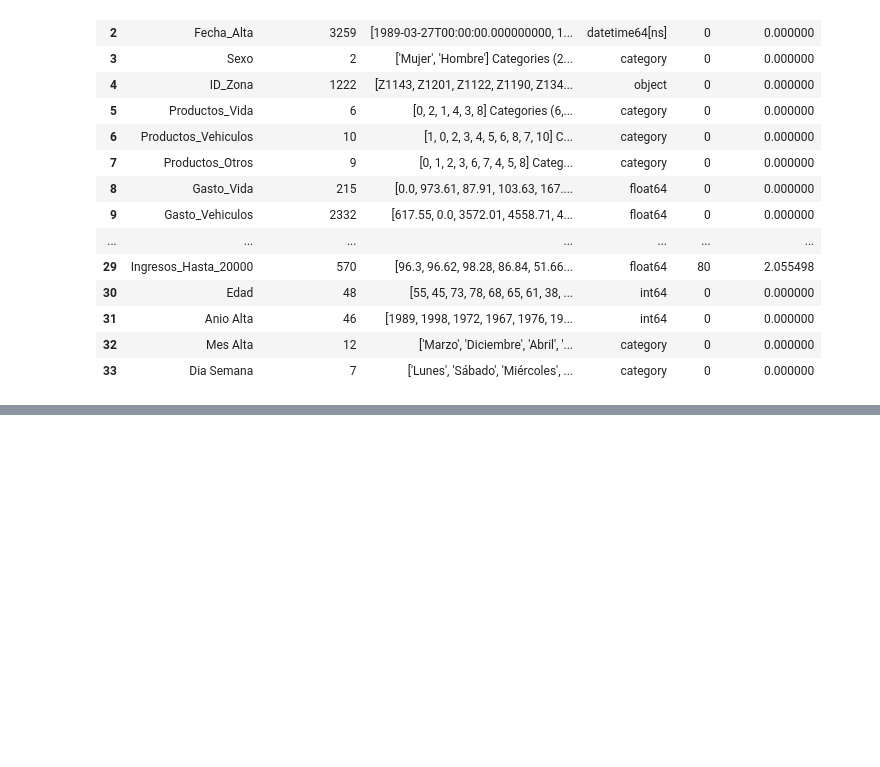
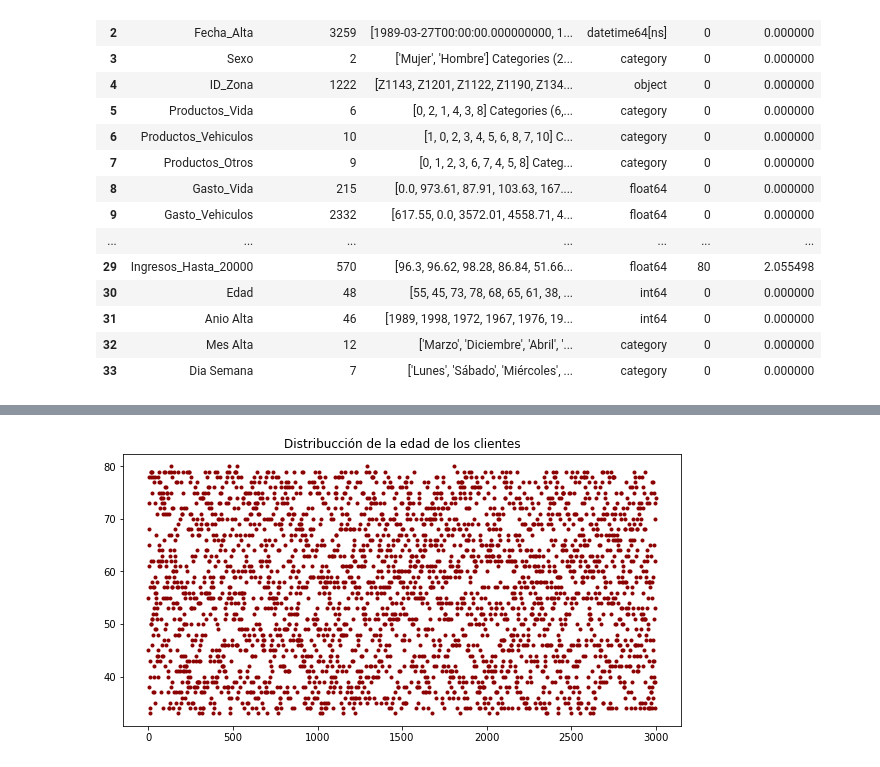
Before and after one commit to Oscar19922017/ProyectoPropensionCompra, a Jupyter notebook: EDA_PropensionCompra.ipynb, the cells around one changed output, grey strips where cells are left out. Cells and saved outputs as stored; diff of their text form; code cells hidden in the pictures; blank space fills up the shorter version.

```diff
--- a/EDA_PropensionCompra.ipynb
+++ b/EDA_PropensionCompra.ipynb
@@ -549,0 +688,7 @@ Diagnostico4
+# %%
+plt.figure(figsize=(10,5))
+plt.plot(Edad, ".",color="darkred")
+plt.title("Distribucción de la edad de los clientes")
+plt.show()
+# %% [output]
+[figure, added]
```
Also changed, not shown: parts of 24 cells of this notebook.
